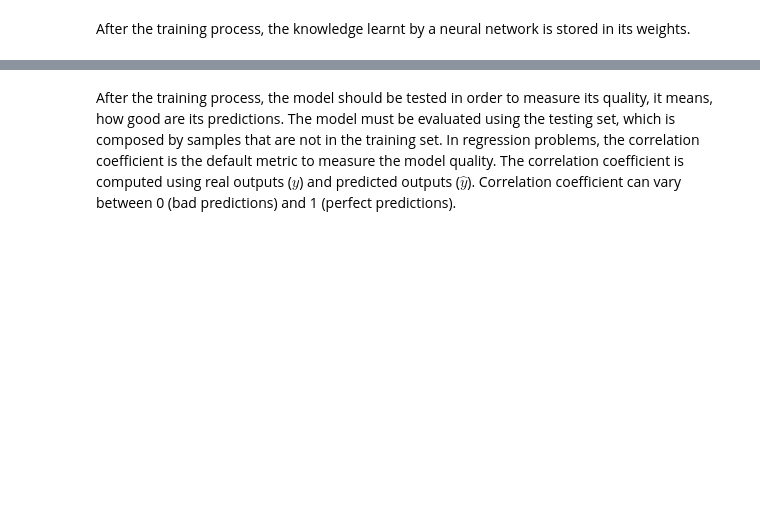
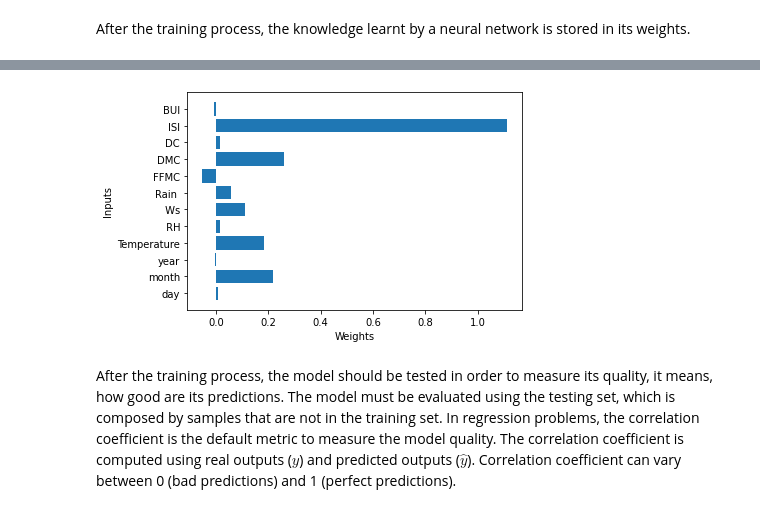
Before and after one commit to Sandrocamargo/deep-learning, a Jupyter notebook: dl_class03_LinearRegressionSingleNeuron.ipynb, the cells around one changed output, grey strips where cells are left out. Cells and saved outputs as stored; diff of their text form; code cells hidden in the pictures; blank space fills up the shorter version.

```diff
--- a/dl_class03_LinearRegressionSingleNeuron.ipynb
+++ b/dl_class03_LinearRegressionSingleNeuron.ipynb
@@ -195,3 +195,11 @@ Text(0.5, 0, 'Inputs')
+# %%
+plt.barh(train_x.columns, weights[:,0].astype(float), align='center')
+plt.xlabel("Weights")
+plt.ylabel("Inputs")
+#plt.title(target)
+plt.savefig("NN-Weights.png")
+# %% [output]
+[figure, added]
 # %% [markdown]
 After the training process, the model should be tested in order to measure its quality, it means, how good are its predictions. The model must be evaluated using the testing set, which is composed by samples that are not in the training set. In regression problems, the correlation coefficient is the default metric to measure the model quality.
 The correlation coefficient is computed using real outputs ($y$) and predicted outputs ($\hat{y}$). Correlation coefficient can vary between 0 (bad predictions) and 1 (perfect predictions).
```
Also changed, not shown: parts of 6 cells of this notebook, 2 other files.
